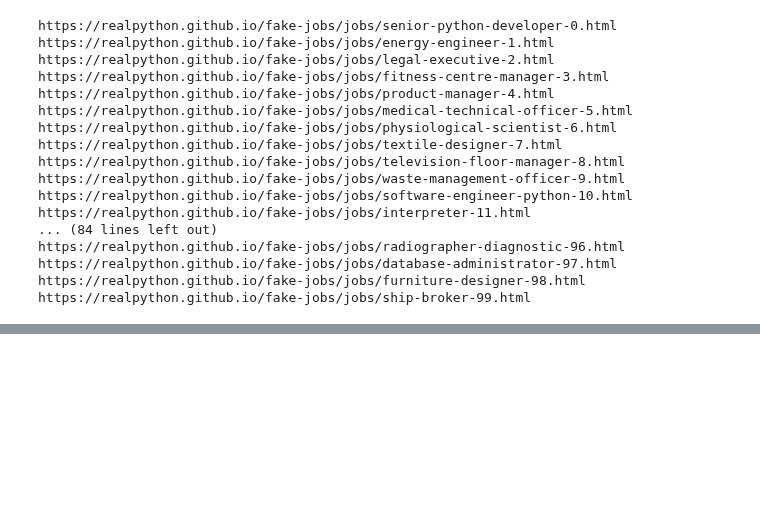
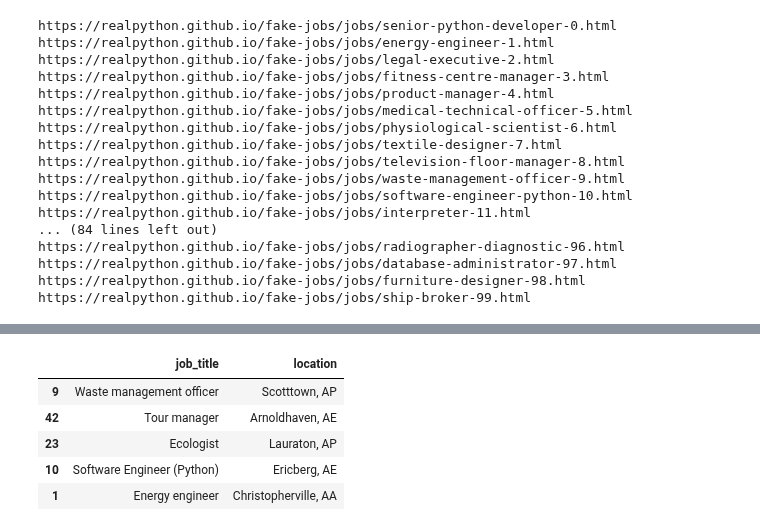
Before and after one commit to SeherKumsar/Ada-Lovelace-Veri-Bilimi-Akademisi, a Jupyter notebook: week-4/4-group_project.ipynb, the cells around one changed output, grey strips where cells are left out. Cells and saved outputs as stored; diff of their text form; code cells hidden in the pictures; blank space fills up the shorter version.

```diff
--- a/week-4/4-group_project.ipynb
+++ b/week-4/4-group_project.ipynb
@@ -219,0 +617,7 @@ https://realpython.github.io/fake-jobs/jobs/ship-broker-99.html
+# %%
+location_list = []
+for job_element in job_elements:
+    location_element = job_element.find('p', class_='location')
+    location = location_element.text.strip()
+    print(location)
+    location_list.append(location)
@@ -219,0 +662,13 @@ https://realpython.github.io/fake-jobs/jobs/ship-broker-99.html
+# %%
+location = pd.Series(location_list, name='location')
+# %%
+df["location"] = location # location sütununu df'e ekleme
+# %%
+df.sample(5)
+# %% [output]
+|  | job_title | location |
+| 9 | Waste management officer | Scotttown, AP |
+| 42 | Tour manager | Arnoldhaven, AE |
+| 23 | Ecologist | Lauraton, AP |
+| 10 | Software Engineer (Python) | Ericberg, AE |
+| 1 | Energy engineer | Christopherville, AA |
```
Also changed, not shown: parts of 31 cells of this notebook, 1 other file.
